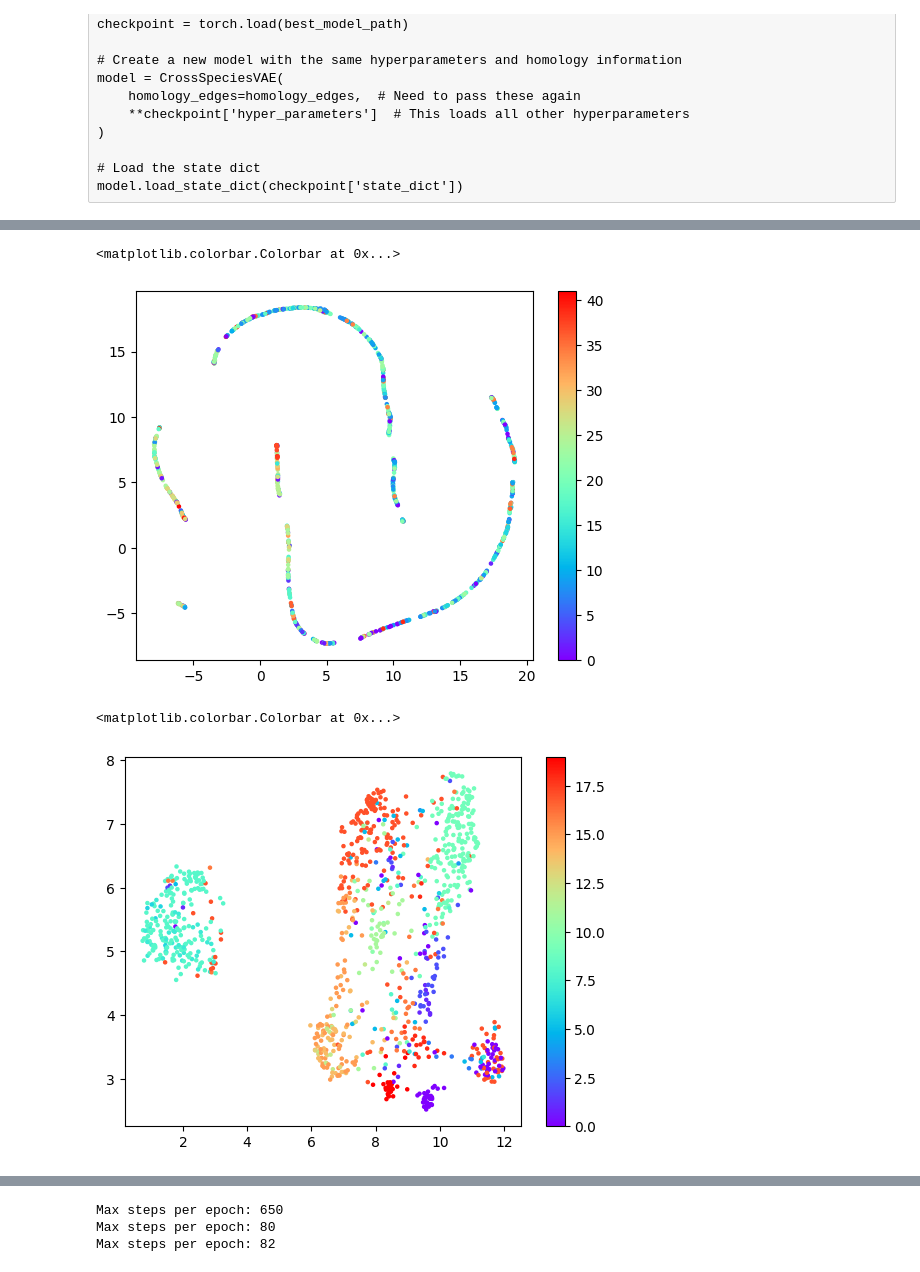
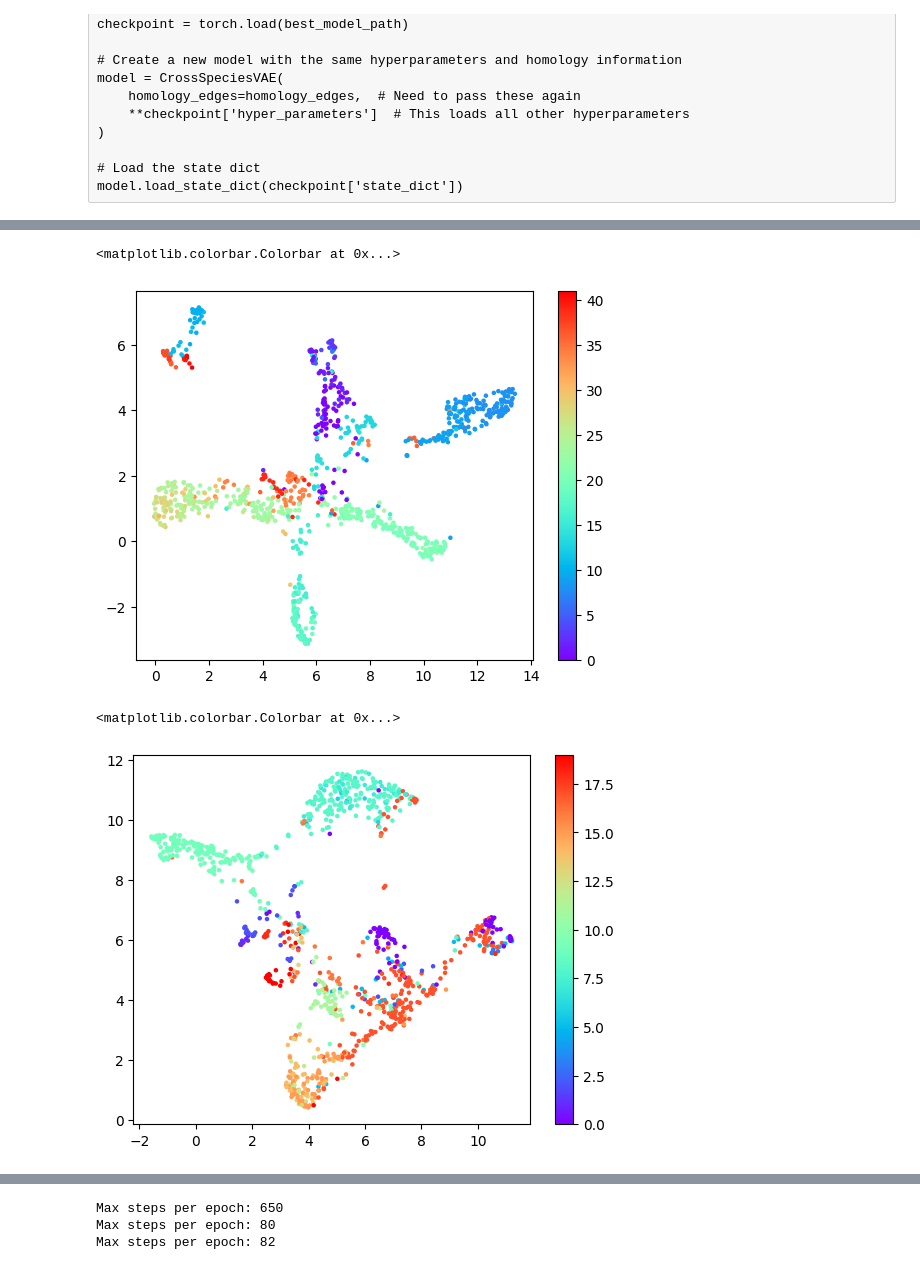
Before and after one commit to atarashansky/cross-species-vae, a Jupyter notebook: vae.ipynb, the cells around one changed output, grey strips where cells are left out. Saved outputs shown, nothing was run; the diff lists cells and outputs as text; code cells hidden in the pictures.

```diff
--- a/vae.ipynb
+++ b/vae.ipynb
@@ -194,13 +194,16 @@ for src_species, src_id in species_ids.items():
         homology_scores[src_id][dst_id] = edge_scores
 # %%
 gene_embeddings, gene_ids = pickle.load(open('species_tsvd_gene_embeddings.pkl','rb'))
+gene_embeddings={k: torch.tensor(v) for k,v in gene_embeddings.items()}
 
-batch_size = 32
+batch_size = 128
 species_data = {
-    "planarian": adata1[:,gene_ids[0]].copy(),
-    # "schisto": adata2,
-    # "hydra": adata3,
+    "planarian": adata1,#[:,gene_ids[0]].copy(),
+    "schisto": adata2,#[:, gene_ids[1]].copy(),
+    "hydra": adata3,#[:, gene_ids[2]].copy(),
 }
+
+
 
 data_module = CrossSpeciesDataModule(
     species_data = species_data,
@@ -219,7 +222,7 @@ model = CrossSpeciesVAE(
     species_vocab_sizes=species_vocab_sizes,
     # homology_edges=homology_edges,
     # homology_scores=homology_scores,
-    gene_embeddings={k: torch.tensor(v) for k,v in gene_embeddings.items()},
+    # gene_embeddings=gene_embeddings,
     n_latent=128,
     hidden_dims=[128],
     dropout_rate=0.2,
@@ -228,7 +231,7 @@ model = CrossSpeciesVAE(
     base_batch_size=32,
     min_learning_rate=1e-5,
     warmup_epochs=0.1,
-    species_embedding_dim=32,
+    species_embedding_dim=64,
     init_beta=1e-3,
     final_beta=0.1,
     gradient_clip_val=1.0,
@@ -240,7 +243,7 @@ model = CrossSpeciesVAE(
 early_stopping = EarlyStopping(
     monitor='val_loss',
     min_delta=0.0,
-    patience=30,
+    patience=20,
     verbose=True,
     mode='min'
 )
@@ -270,12 +273,12 @@ trainer = pl.Trainer(
         mode="min"
     ), early_stopping],
     accumulate_grad_batches=len(species_vocab_sizes),  # Number of species
-    enable_progress_bar=True,
+    enable_progress_bar=False,
     fast_dev_run=False,
     logger=CSVLogger(
         save_dir="logs",
         name="metrics",
-        flush_logs_every_n_steps=100
+        flush_logs_every_n_steps=10
     )
 )
 # %% [output]
@@ -408,17 +377,17 @@ plt.scatter(dt[:,0],dt[:,1], c = s,s=5, cmap='rainbow'); plt.colorbar()
 # %%
-# dt = umap.UMAP(n_components=2).fit_transform(output[s==0])
+dt = umap.UMAP(n_components=2).fit_transform(output[s==0])
 plt.figure();
 plt.scatter(dt[:,0],dt[:,1], c = adata1.obs['cluster'].cat.codes,s=5, cmap='rainbow'); plt.colorbar()
 # %% [output]
 <matplotlib.colorbar.Colorbar at 0x...>
-[figure, old version]
+[figure, new version]
 # %%
 dt = umap.UMAP(n_components=2).fit_transform(output[s==1])
 plt.figure();
 plt.scatter(dt[:,0],dt[:,1], c = adata2.obs['cluster_t'].cat.codes,s=5, cmap='rainbow'); plt.colorbar()
 # %% [output]
 <matplotlib.colorbar.Colorbar at 0x...>
-[figure, old version]
+[figure, new version]
 # %%
 dt = umap.UMAP(n_components=2).fit_transform(output[s==2])
 plt.figure();
```
Also changed, not shown: parts of 21 cells of this notebook, 2 other files.
